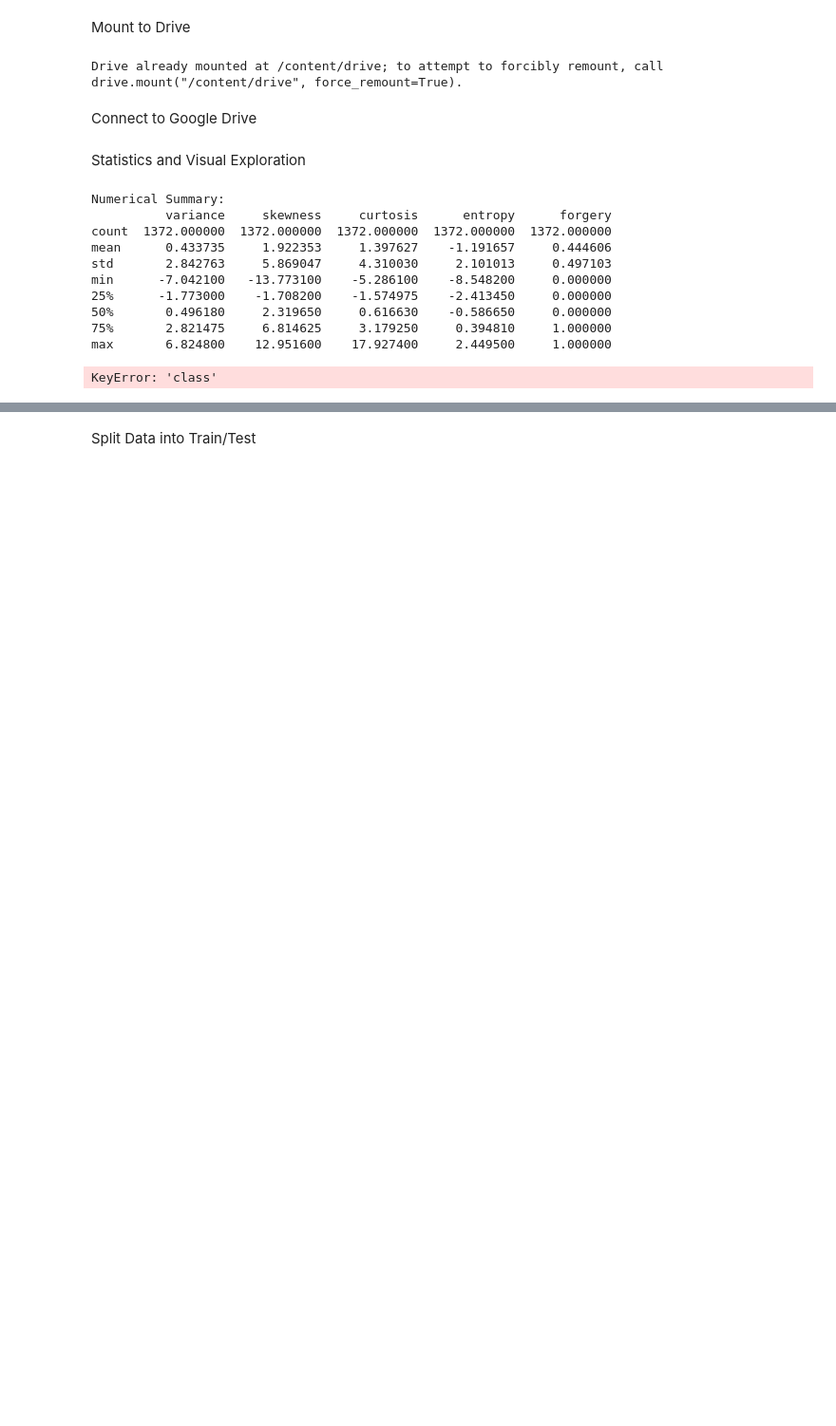
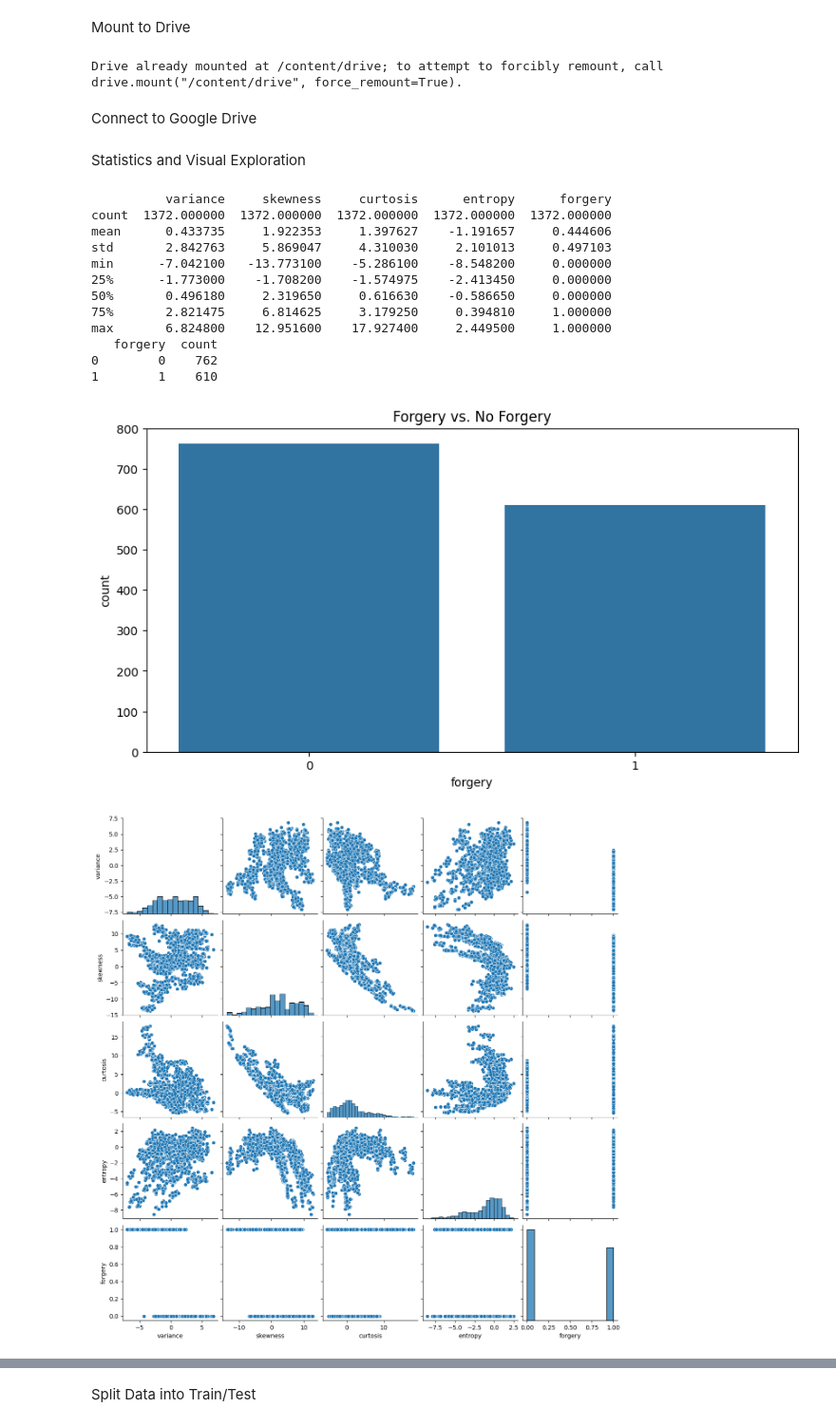
Before and after one commit to kripperda/MLA_KMR, a Jupyter notebook: MLA3_KMR.ipynb, the cells around one changed output, grey strips where cells are left out. Shown: that part at 95% size. Saved outputs shown, nothing was run; the diff lists cells and outputs as text; code cells hidden in the pictures; blank space fills up the shorter version.

```diff
--- a/MLA3_KMR.ipynb
+++ b/MLA3_KMR.ipynb
@@ -38,31 +43,31 @@ df = pd.read_csv('/content/drive/MyDrive/banknote_authentication.csv')
 Statistics and Visual Exploration
 # %%
 # Statistics and Visual Exploration
-numerical_summary = df.describe()
-print("Numerical Summary:")
-print(numerical_summary)
+print(df.describe())
 
-class_counts = df['class'].value_counts().reset_index()
-class_counts.columns = ['class', 'count']
-print("\nClass Counts:")
-print(class_counts)
+forgery_counts = df['forgery'].value_counts().reset_index()
+forgery_counts.columns = ['forgery', 'count']
+print(forgery_counts)
 
 plt.figure(figsize=(10, 5))
-sns.barplot(x='class', y='count', data=class_counts)
+sns.barplot(x='forgery', y='count', data=forgery_counts)
 plt.title('Forgery vs. No Forgery')
 plt.show()
 
-sns.pairplot(df, hue='class')
+sns.pairplot(df)
 plt.show()
 # %% [output]
-Numerical Summary:
           variance     skewness     curtosis      entropy      forgery
 count  1372.000000  1372.000000  1372.000000  1372.000000  1372.000000
 mean      0.433735     1.922353     1.397627    -1.191657     0.444606
 std       2.842763     5.869047     4.310030     2.101013     0.497103
 min      -7.042100   -13.773100    -5.286100    -8.548200     0.000000
 25%      -1.773000    -1.708200    -1.574975    -2.413450     0.000000
 50%       0.496180     2.319650     0.616630    -0.586650     0.000000
 75%       2.821475     6.814625     3.179250     0.394810     1.000000
 max       6.824800    12.951600    17.927400     2.449500     1.000000
+   forgery  count
+0        0    762
+1        1    610
-KeyError: 'class'
+[figure, added]
+[figure, added]
```
Also changed, not shown: parts of 23 cells of this notebook.
